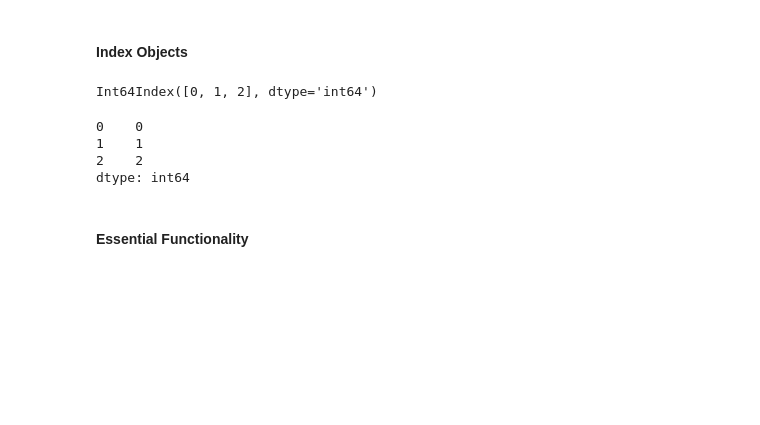
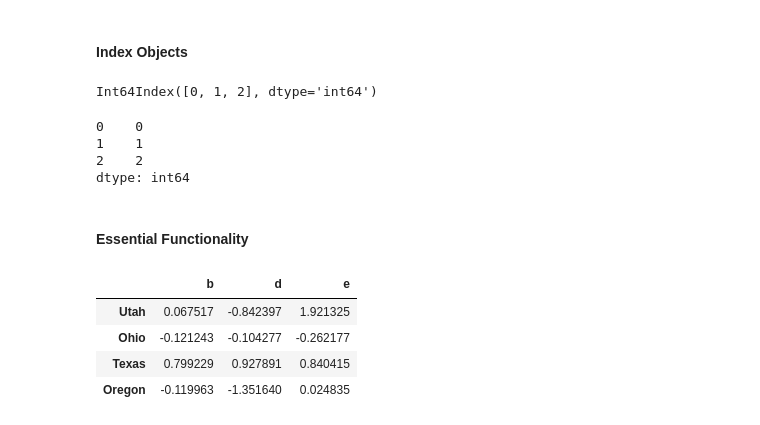
Before and after one commit to Salekeen/ML-Notebooks, a Jupyter notebook: Python for Data Analysis/Chapter 05.ipynb, the cells around one changed output. Drawn from its saved outputs; the diff is of its cells as text; code cells hidden in the pictures; blank space fills up the shorter version.

```diff
--- a/Python for Data Analysis/Chapter 05.ipynb
+++ b/Python for Data Analysis/Chapter 05.ipynb
@@ -388,0 +387,12 @@ dtype: int64
+# %%
+# Function Application and Mapping
+frame = pd.DataFrame(np.random.randn(4,3),columns=list('bde'),index=\
+    ['Utah', 'Ohio', 'Texas', 'Oregon'])
+# %%
+frame
+# %% [output]
+|  | b | d | e |
+| Utah | 0.067517 | -0.842397 | 1.921325 |
+| Ohio | -0.121243 | -0.104277 | -0.262177 |
+| Texas | 0.799229 | 0.927891 | 0.840415 |
+| Oregon | -0.119963 | -1.351640 | 0.024835 |
```
Also changed, not shown: parts of 42 cells of this notebook.
